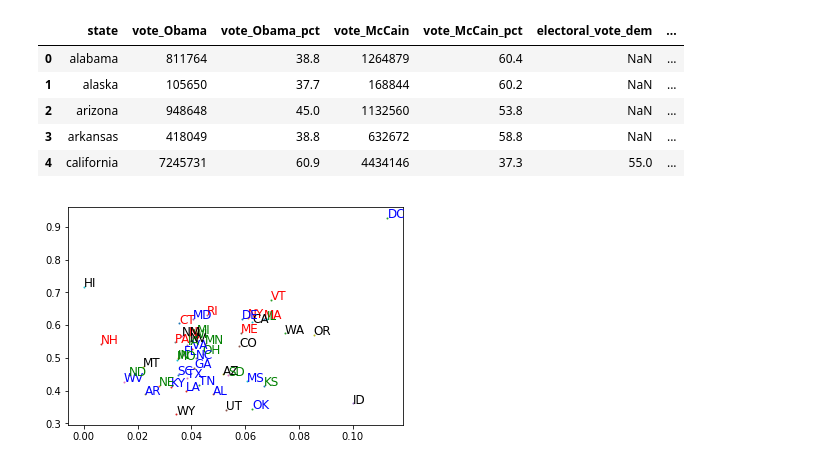
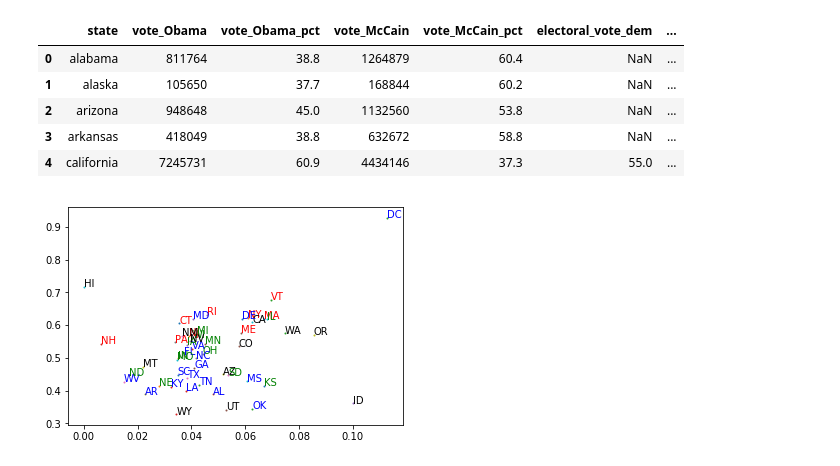
Before and after one commit to Djiffit/bayes, a Jupyter notebook: 3/Ex 3.ipynb, the cells around one changed output. Saved outputs shown, nothing was run; the diff lists cells and outputs as text; code cells hidden in the pictures.

```diff
--- a/3/Ex 3.ipynb
+++ b/3/Ex 3.ipynb
@@ -223,22 +225,28 @@ dfres.head()
 # %%
 very_lib = df[df['ideo'] == 'very liberal']
 
-proportions = {s: [len(very_lib[very_lib['state'] == s]) / len(df[df['state'] == s]), dfres[dfres['state'] == s]['vote_Obama_pct'].values[0] / 100] for s in df['state'].unique()}
+proportions = {
+                s: [
+                   len(very_lib[very_lib['state'] == s]) / len(df[df['state'] == s]),
+                   dfres[dfres['state'] == s]['vote_Obama_pct'].values[0] / 100
+                ]
+               for s in df['state'].unique()
+              }
 # %%
 regions = {s: df[df['state'] == s].head(1)['cregion'].values[0] for s in df['state'].unique()}
 cols = {
     'east': 'red',
     'midwest': 'green',
     'south': 'blue',
     'west': 'black'
 }
 
 for k, v in proportions.items():
     plt.scatter(v[0], v[1], s=1)
-    plt.annotate(states[k], (v[0], v[1]), color=cols[regions[k]], size=12)
+    plt.annotate(states[k], (v[0], v[1]), color=cols[regions[k]], size=10)
 
 # plt.xlim(0, 0.1)
 # plt.ylim(0.3, 0.75)
 plt.show()
 # %% [output]
-[figure, old version]
+[figure, new version]
```
Also changed, not shown: parts of 7 cells of this notebook, 7 other files.
